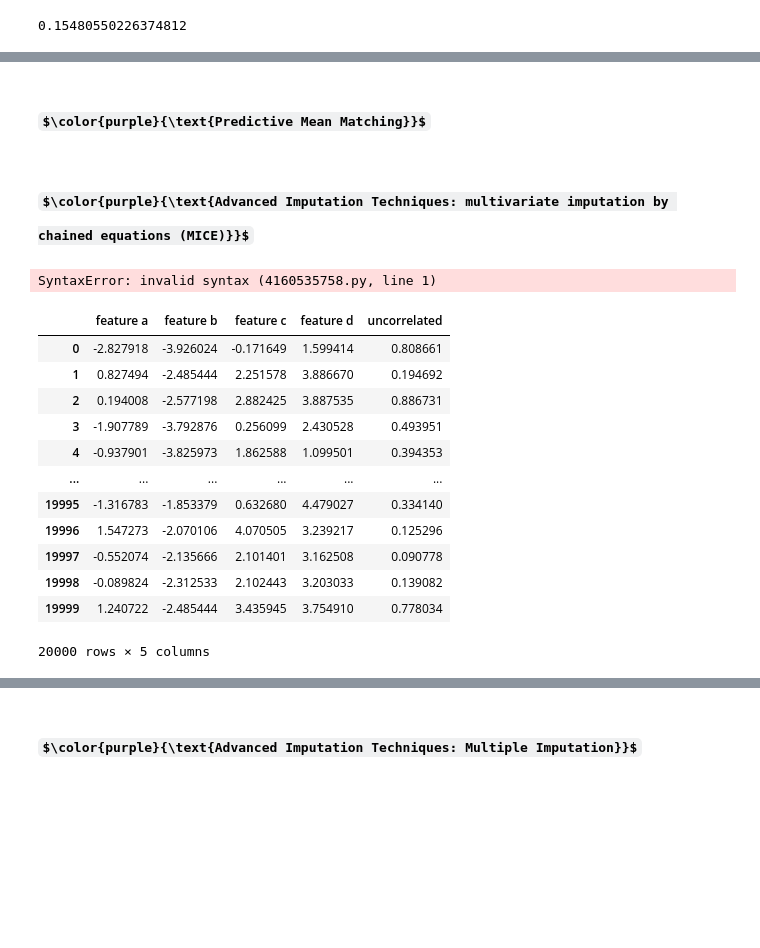
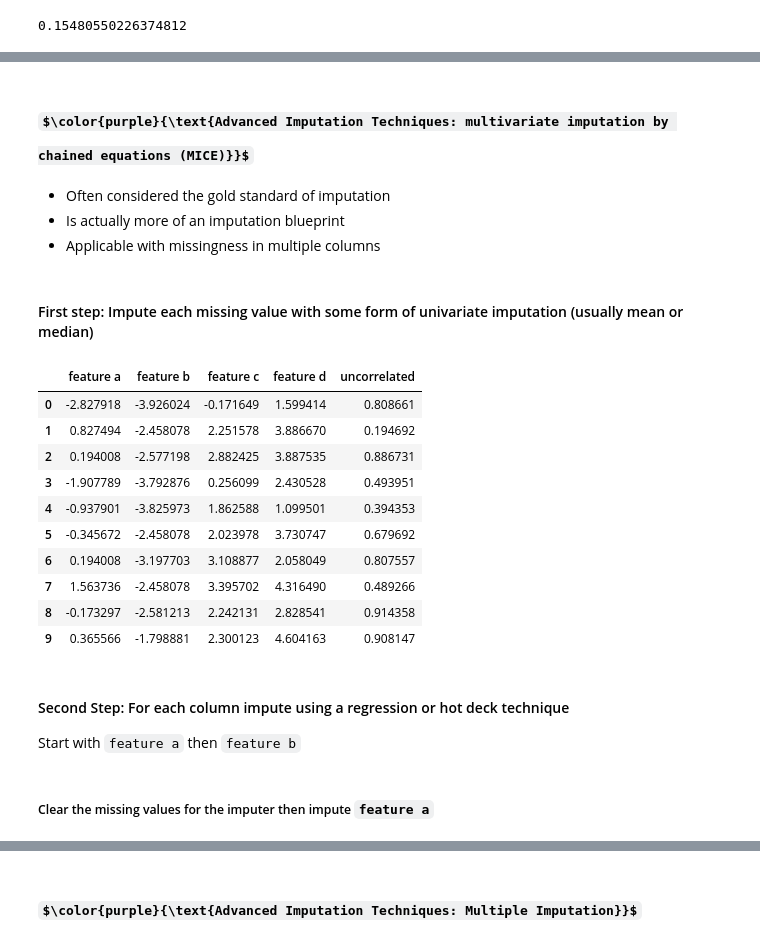
Before and after one commit to WestHealth/scipy2022-missingness-tutorial, a Jupyter notebook: master/5 - Imputation Techniques.ipynb, the cells around one changed output, grey strips where cells are left out. Drawn from its saved outputs; the diff is of its cells as text; code cells hidden in the pictures; some formulas as TeX source; blank space fills up the shorter version.

```diff
--- a/master/5 - Imputation Techniques.ipynb
+++ b/master/5 - Imputation Techniques.ipynb
@@ -227,29 +347,32 @@ imputed=cat_mar_df.assign(**{'cat feature': cat_mar_df['cat feature'].where(~cat
-# %% [markdown]
-## $\color{purple}{\text{Predictive Mean Matching}}$
 # %% [markdown]
 ## $\color{purple}{\text{Advanced Imputation Techniques: multivariate imputation by chained equations (MICE)}}$
+* Often considered the gold standard of imputation
+* Is actually more of an imputation blueprint
+* Applicable with missingness in multiple columns
 # %%
 dmar_df = pd.read_csv('data/double_mar_set.csv')
 missing_df=pd.DataFrame({'feature a': dmar_df['feature a'].isnull(),
                          'feature b': dmar_df['feature b'].isnull()})
+displayer = ImputationDisplayer(dmar_df)
-# %%
-Step 0: Univariate Imputation
-# %% [output]
-SyntaxError: invalid syntax (4160535758.py, line 1)
+# %% [markdown]
+#### First step: Impute each missing value with some form of univariate imputation (usually mean or median)
 # %%
-step0_df=dmar_df.fillna({'feature a': dmar_df['feature a'].mean(), 'feature b': dmar_df['feature b'].median()})
-step0_df
+step1_df=dmar_df.fillna({'feature a': dmar_df['feature a'].mean(), 'feature b': dmar_df['feature b'].mean()})
+displayer(step1_df, 10)
 # %% [output]
 |  | feature a | feature b | feature c | feature d | uncorrelated |
 | 0 | -2.827918 | -3.926024 | -0.171649 | 1.599414 | 0.808661 |
-| 1 | 0.827494 | -2.485444 | 2.251578 | 3.886670 | 0.194692 |
+| 1 | 0.827494 | -2.458078 | 2.251578 | 3.886670 | 0.194692 |
 | 2 | 0.194008 | -2.577198 | 2.882425 | 3.887535 | 0.886731 |
 | 3 | -1.907789 | -3.792876 | 0.256099 | 2.430528 | 0.493951 |
 | 4 | -0.937901 | -3.825973 | 1.862588 | 1.099501 | 0.394353 |
-| ... | ... | ... | ... | ... | ... |
-| 19995 | -1.316783 | -1.853379 | 0.632680 | 4.479027 | 0.334140 |
-| 19996 | 1.547273 | -2.070106 | 4.070505 | 3.239217 | 0.125296 |
-| 19997 | -0.552074 | -2.135666 | 2.101401 | 3.162508 | 0.090778 |
-| 19998 | -0.089824 | -2.312533 | 2.102443 | 3.203033 | 0.139082 |
-| 19999 | 1.240722 | -2.485444 | 3.435945 | 3.754910 | 0.778034 |
+| 5 | -0.345672 | -2.458078 | 2.023978 | 3.730747 | 0.679692 |
+| 6 | 0.194008 | -3.197703 | 3.108877 | 2.058049 | 0.807557 |
+| 7 | 1.563736 | -2.458078 | 3.395702 | 4.316490 | 0.489266 |
+| 8 | -0.173297 | -2.581213 | 2.242131 | 2.828541 | 0.914358 |
+| 9 | 0.365566 | -1.798881 | 2.300123 | 4.604163 | 0.908147 |
-20000 rows × 5 columns
+# %% [markdown]
+#### Second Step: For each column impute using a regression or hot deck technique
+Start with `feature a` then `feature b`
+# %% [markdown]
+##### Clear the missing values for the imputer then impute `feature a`
```
Also changed, not shown: parts of 71 cells of this notebook, 3 other files.
